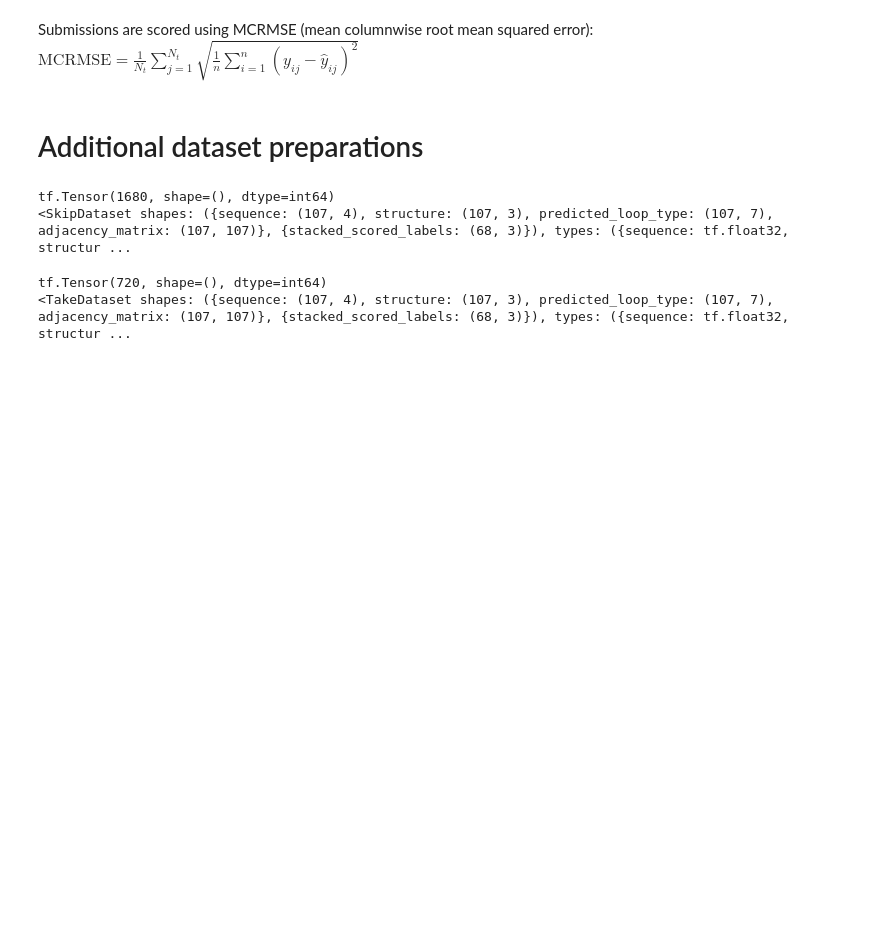
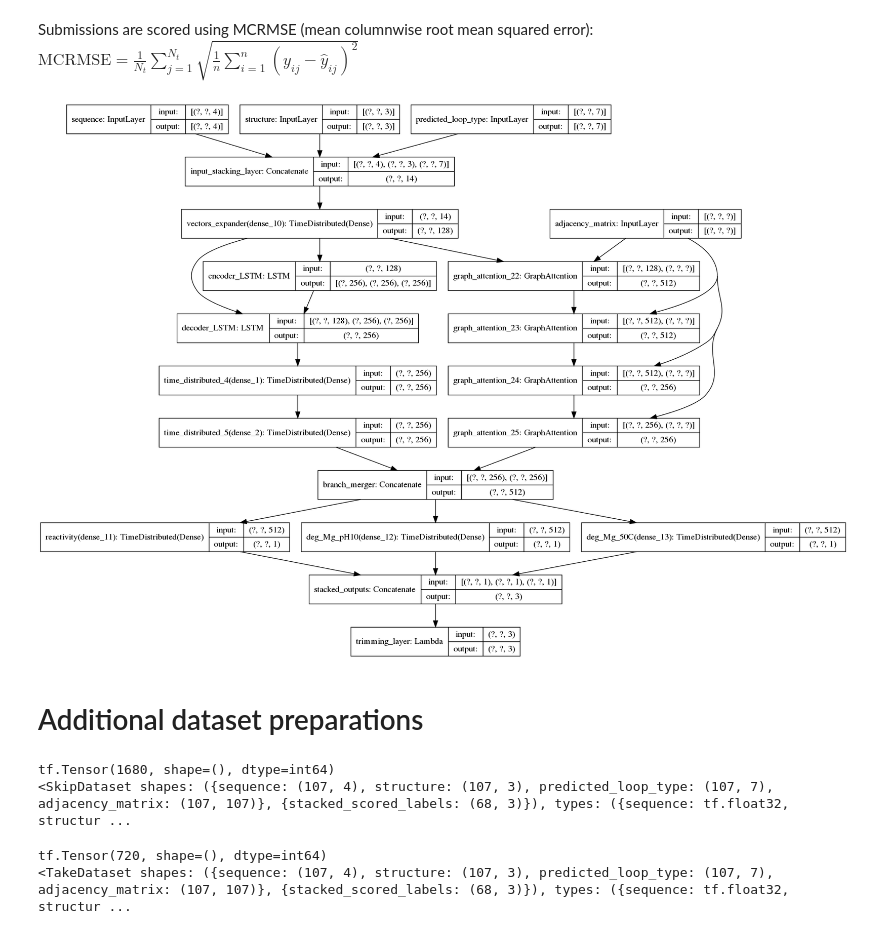
Before and after one commit to JanKapala/OpenVaccine-COVID-19-mRNA-Vaccine-Degradation-Prediction, a Jupyter notebook: Covid.ipynb, the cells around one changed output. Drawn from its saved outputs; the diff is of its cells as text; code cells hidden in the pictures; blank space fills up the shorter version.

Commit message:
Create GNN-LSTM model

```diff
--- a/Covid.ipynb
+++ b/Covid.ipynb
@@ -703,7 +707,9 @@ training_model.compile(loss=mcrmse,
 
 testing_model.compile(loss=mcrmse)
 # %%
-# tf.keras.utils.plot_model(training_model, show_shapes=True)
+tf.keras.utils.plot_model(training_model, show_shapes=True)
+# %% [output]
+[figure, added]
 # %%
 # tf.keras.utils.plot_model(testing_model, show_shapes=True)
 # %% [markdown]
```
Also changed, not shown: parts of 7 cells of this notebook.
